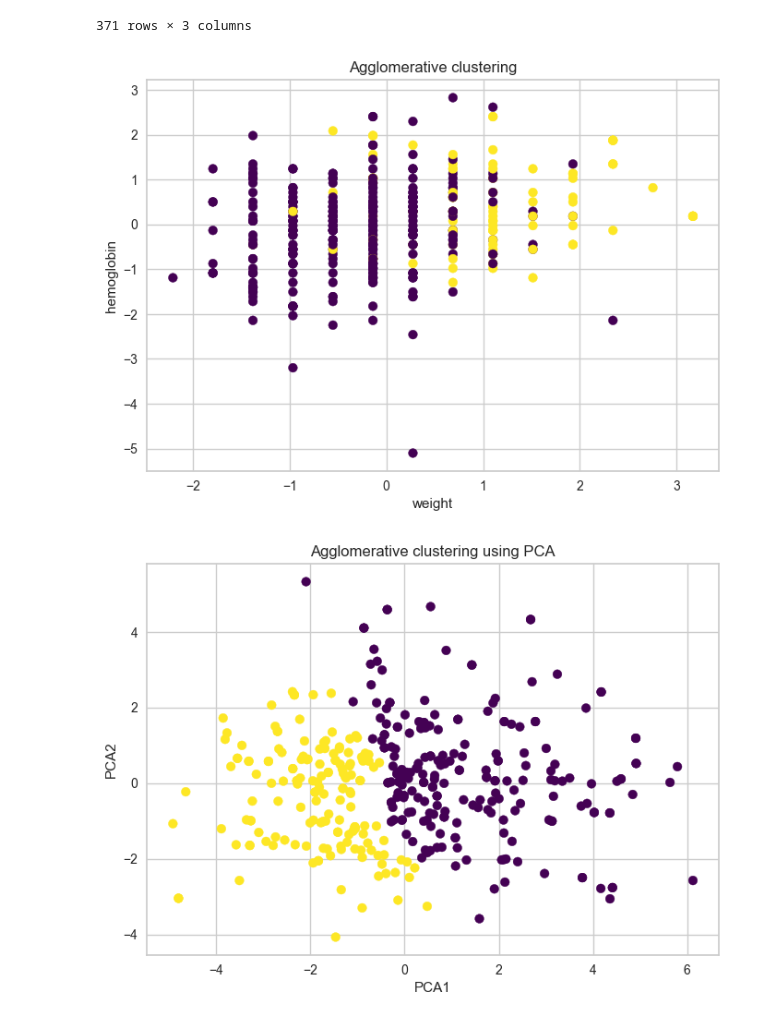
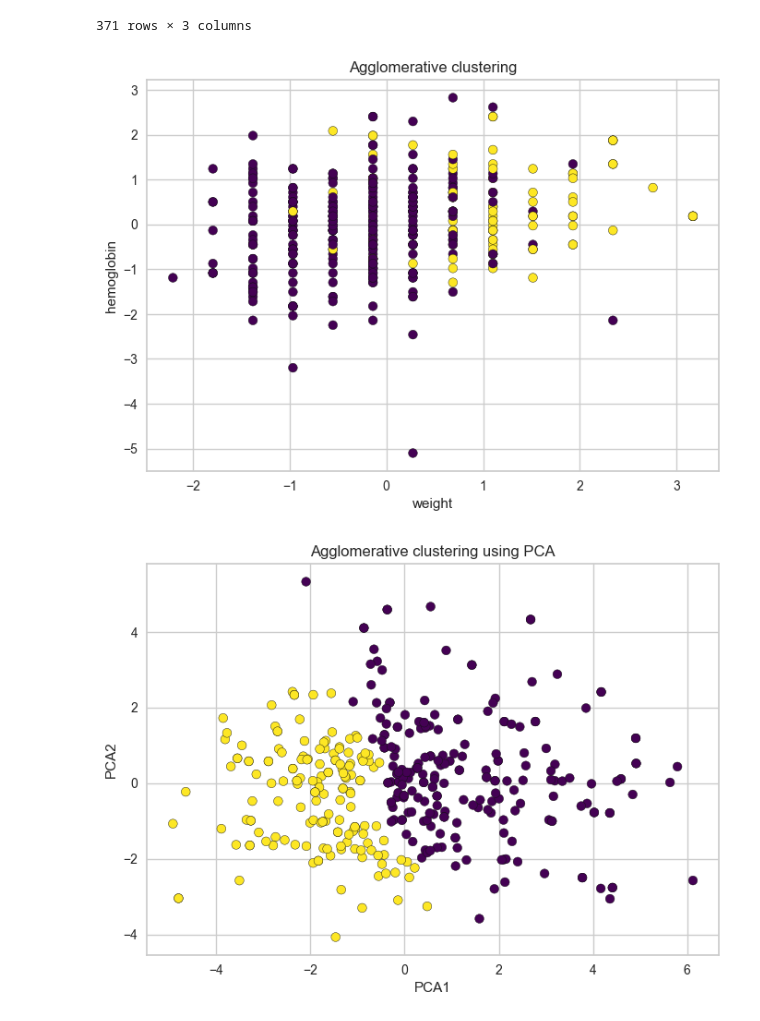
Before and after one commit to balooooooooo/machine_learning_1_coursework, a Jupyter notebook: clustering.ipynb, the cells around one changed output. Drawn from its saved outputs; the diff is of its cells as text; code cells hidden in the pictures.

```diff
--- a/clustering.ipynb
+++ b/clustering.ipynb
@@ -162,17 +165,17 @@ clustering_pca
 371 rows × 3 columns
 # %%
 # draw plots
-plt.scatter(x = clustering_data['weight(kg)'],y =  clustering_data['hemoglobin'], c = clustering_data['predictions'], cmap = 'viridis')
+plt.scatter(x = clustering_data['weight(kg)'],y =  clustering_data['hemoglobin'], c = clustering_data['predictions'], cmap = 'viridis', edgecolors='k')
 plt.title('Agglomerative clustering')
 plt.xlabel('weight')
 plt.ylabel('hemoglobin')
 plt.show()
 
-plt.scatter(x = clustering_pca['pca1'], y = clustering_pca['pca2'], c = clustering_pca['predictions'], cmap = 'viridis')
+plt.scatter(x = clustering_pca['pca1'], y = clustering_pca['pca2'], c = clustering_pca['predictions'], cmap = 'viridis', edgecolors='k')
 plt.title('Agglomerative clustering using PCA')
 plt.xlabel('PCA1')
 plt.ylabel('PCA2')
 plt.show()
 # %% [output]
-[figure, old version]
+[figure, new version]
-[figure, old version]
+[figure, new version]
```
Also changed, not shown: parts of 4 cells of this notebook, 1 other file.
